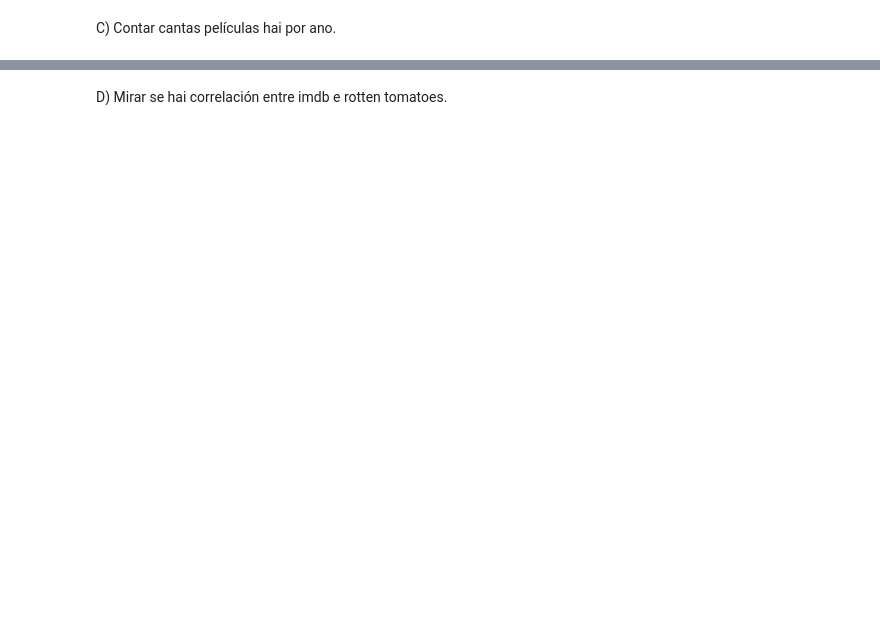
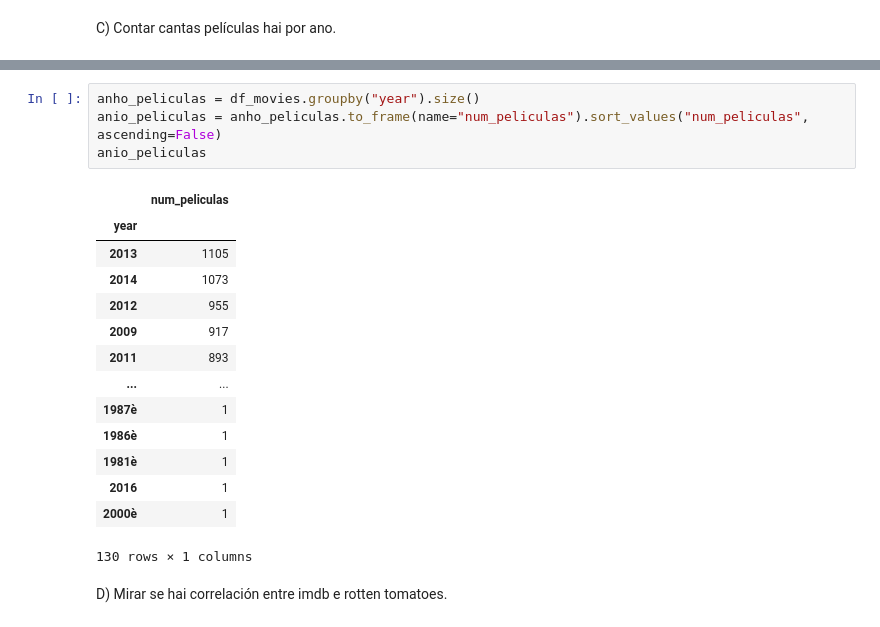
Before and after one commit to DaniMartinezX/SBD, a Jupyter notebook: tarefas/T3.2/T3_2.ipynb, the cells around one changed output, grey strips where cells are left out. Saved outputs shown, nothing was run; the diff lists cells and outputs as text; blank space fills up the shorter version.

```diff
--- a/tarefas/T3.2/T3_2.ipynb
+++ b/tarefas/T3.2/T3_2.ipynb
@@ -214,2 +157,21 @@ df_movies
+# %%
+anho_peliculas = df_movies.groupby("year").size()
+anio_peliculas = anho_peliculas.to_frame(name="num_peliculas").sort_values("num_peliculas", ascending=False)
+anio_peliculas
+# %% [output]
+|  | num_peliculas |
+| year |  |
+| 2013 | 1105 |
+| 2014 | 1073 |
+| 2012 | 955 |
+| 2009 | 917 |
+| 2011 | 893 |
+| ... | ... |
+| 1987è | 1 |
+| 1986è | 1 |
+| 1981è | 1 |
+| 2016 | 1 |
+| 2000è | 1 |
+130 rows × 1 columns
 # %% [markdown]
 D) Mirar se hai correlación entre imdb e rotten tomatoes.
```
Also changed, not shown: parts of 23 cells of this notebook, 1 other file.
